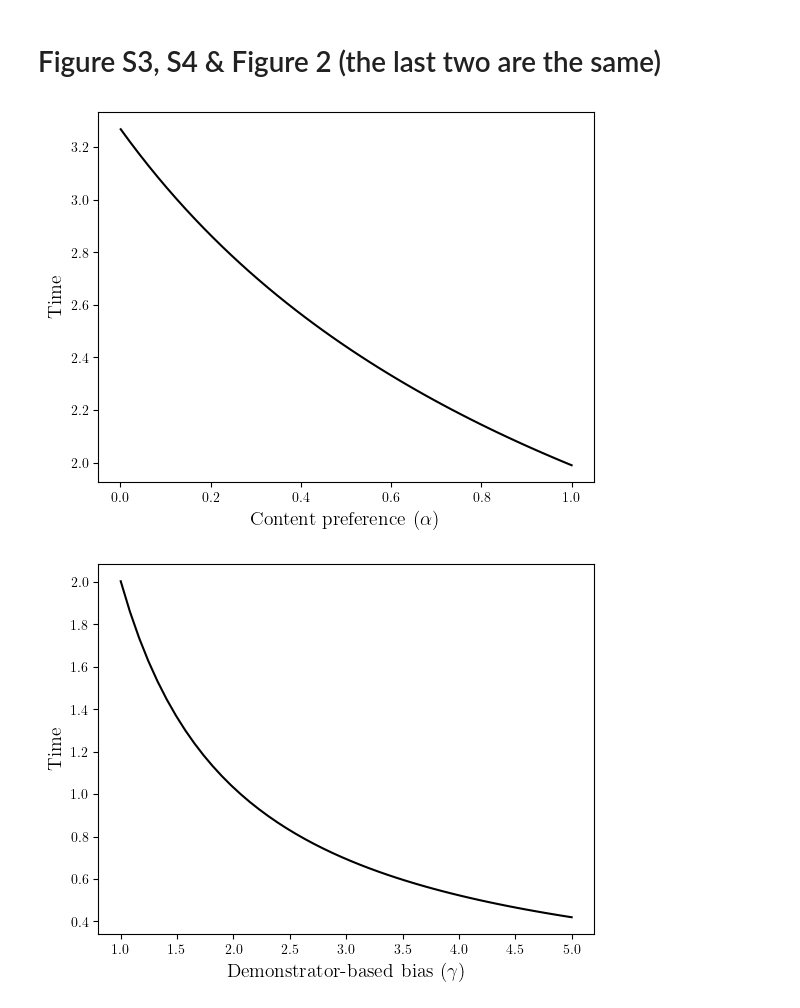
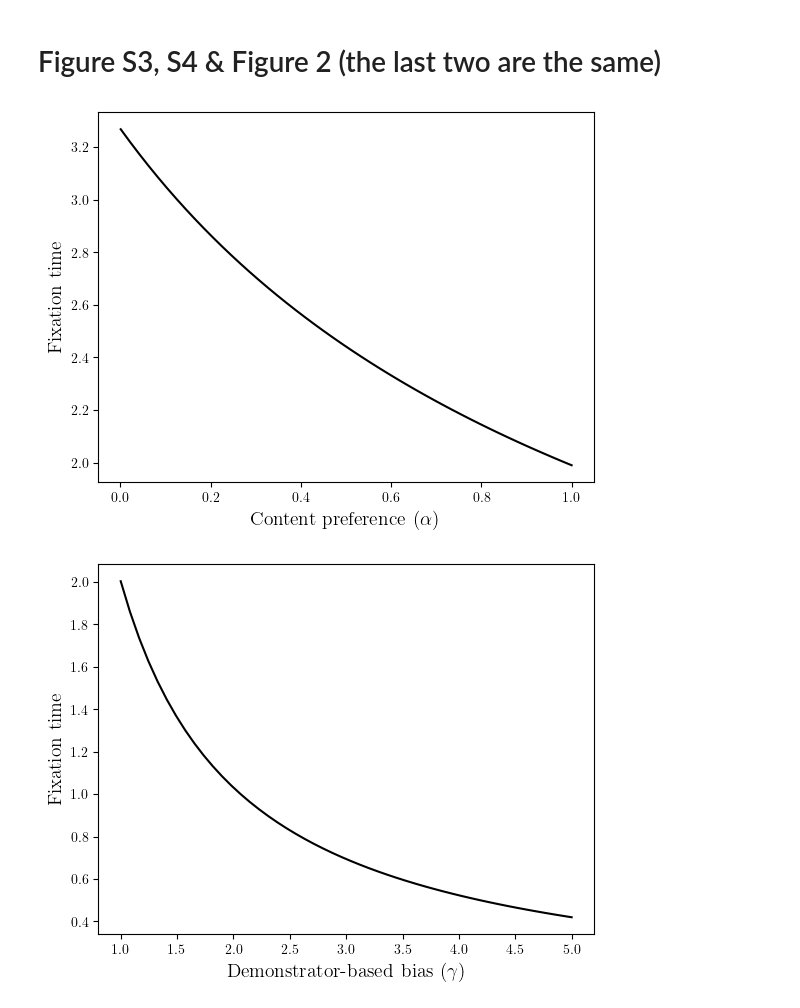
Before and after one commit to albertoacerbi/attraction_social, a Jupyter notebook: Weak_content_pref.ipynb, the cells around one changed output. Drawn from its saved outputs; the diff is of its cells as text; code cells hidden in the pictures.

```diff
--- a/Weak_content_pref.ipynb
+++ b/Weak_content_pref.ipynb
@@ -66,29 +66,29 @@ plt.savefig("/Users/benoit2c/Downloads/vectorfield.png",dpi=300)
 # %%
 from scipy.integrate import quad
 import matplotlib.pyplot as plt
 import numpy as np
 
 
 def mean_fixation_time(x,v):
     def f(y):
         return (1-(1-y)**v)/y
     def f2(y):
         return (1-y)**v/y
     return 2/v*quad(f, 0, x)[0] + 2/v*(1-(1-x)**v)/(1-x)**v*quad(f2,x,1)[0]
 
 
 
 X = np.linspace(.001,1)
 plt.plot(X,[mean_fixation_time(.99,v) for v in X],color="black")
 plt.xlabel(r"Content preference ($\alpha$)",fontdict={"fontsize":14})
-plt.ylabel("Time",fontdict={"fontsize":14})
+plt.ylabel("Fixation time",fontdict={"fontsize":14})
 plt.show()
 v = .1
 plt.plot(np.linspace(1,5),[mean_fixation_time(.5,v/σ)/σ for σ in np.linspace(1,5)],color="black")
 plt.xlabel(r"Demonstrator-based bias ($\gamma$)",fontdict={"fontsize":14})
-plt.ylabel("Time",fontdict={"fontsize":14})
+plt.ylabel("Fixation time",fontdict={"fontsize":14})
 plt.savefig("/Users/benoit2c/Downloads/time_bias.png",dpi=300)
 #plt.plot(X,[2*np.exp(-x) for x in X])
 # %% [output]
-[figure, old version]
+[figure, new version]
-[figure, old version]
+[figure, new version]
```
Also changed, not shown: parts of 1 cell of this notebook.
